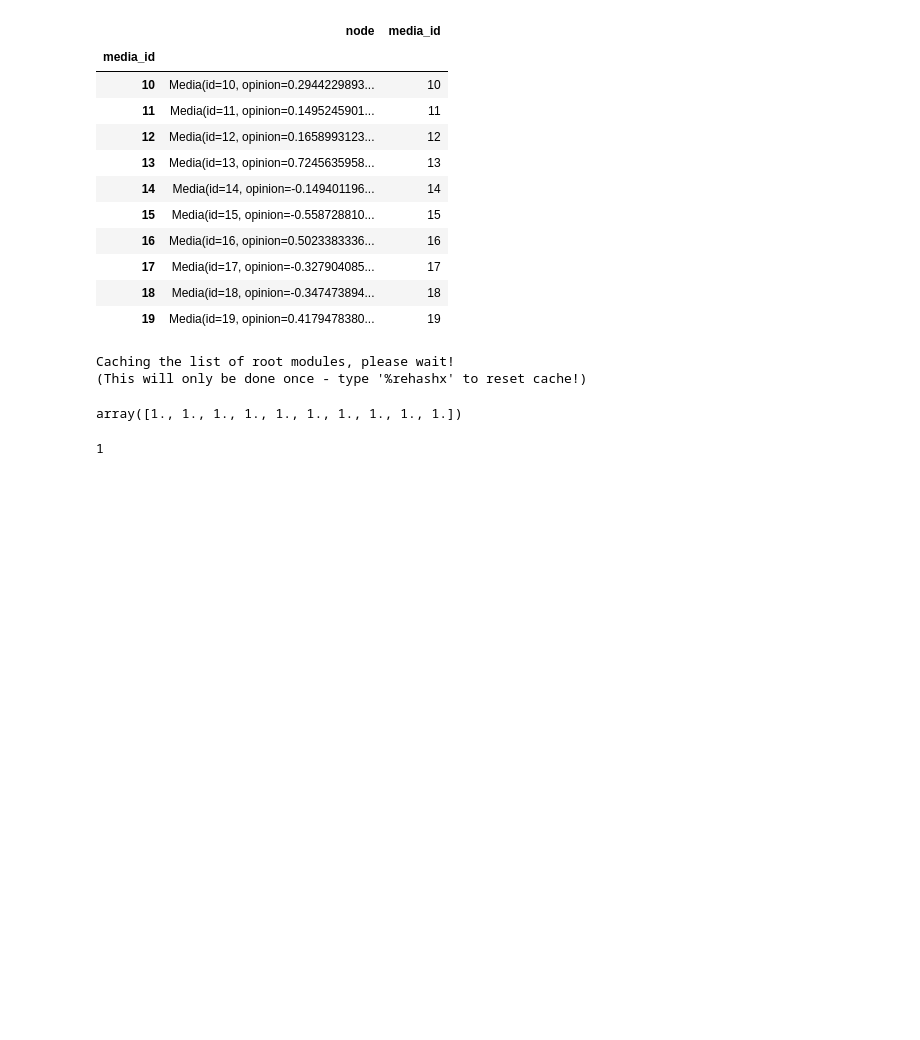
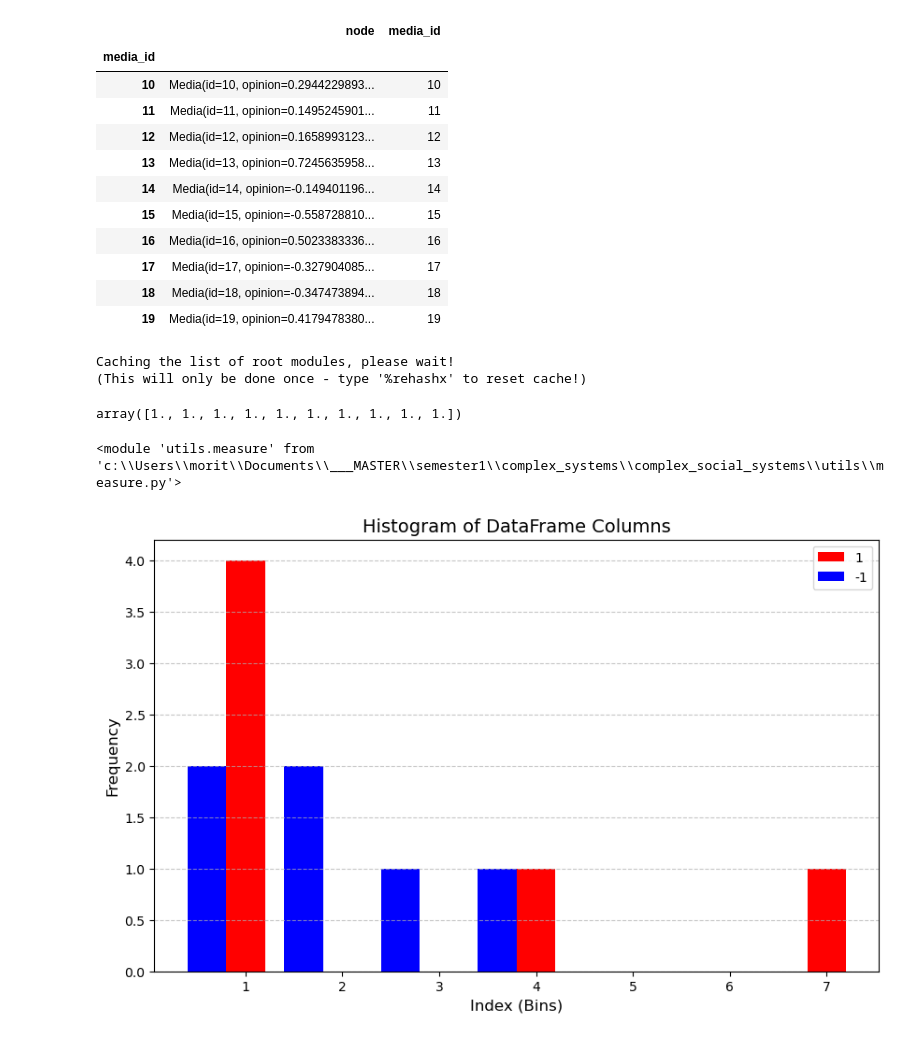
Before and after one commit to m-bur/complex_social_systems, a Jupyter notebook: test.ipynb, the cells around one changed output. Drawn from its saved outputs; the diff is of its cells as text; code cells hidden in the pictures; blank space fills up the shorter version.

Commit message:
consecutive terms analysis

```diff
--- a/test.ipynb
+++ b/test.ipynb
@@ -129,5 +129,9 @@ import numpy as np
 np.linspace(1,1,num= 10)
 # %% [output]
 array([1., 1., 1., 1., 1., 1., 1., 1., 1., 1.])
+# %%
+importlib.reload(um)
+# %% [output]
+<module 'utils.measure' from 'c:\\Users\\morit\\Documents\\___MASTER\\semester1\\complex_systems\\complex_social_systems\\utils\\measure.py'>
 # %%
 from utils.network import *
@@ -134,5 +139,6 @@ from utils.network import *
-# %%
-liste = [1,2,3,4,5,6]
-get_number_of_consecutive_terms(liste)
-# %% [output]
-1
+# %%
+liste = [1,1,1,1,-1,-1,1,-1,-1,1,-1,1,-1,1,1,1,1,1,1,1,-1,-1,-1,-1,1,-1,-1,-1]
+df = um.get_consecutive_terms_counts(liste)
+um.create_consecutive_terms_histogram(df)
+# %% [output]
+[figure, added]
```
Also changed, not shown: parts of 1 cell of this notebook, 6 other files.
